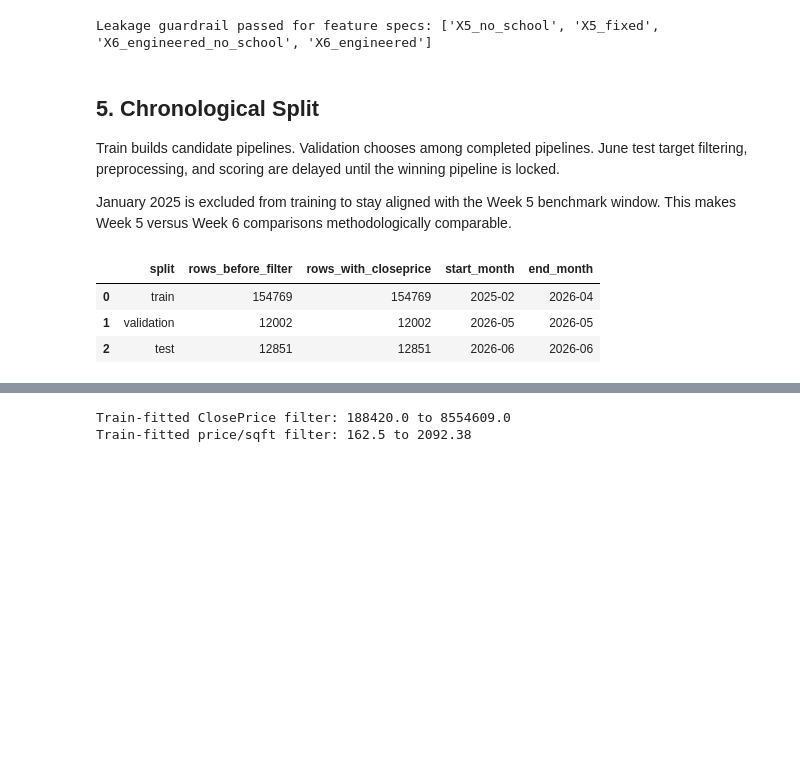
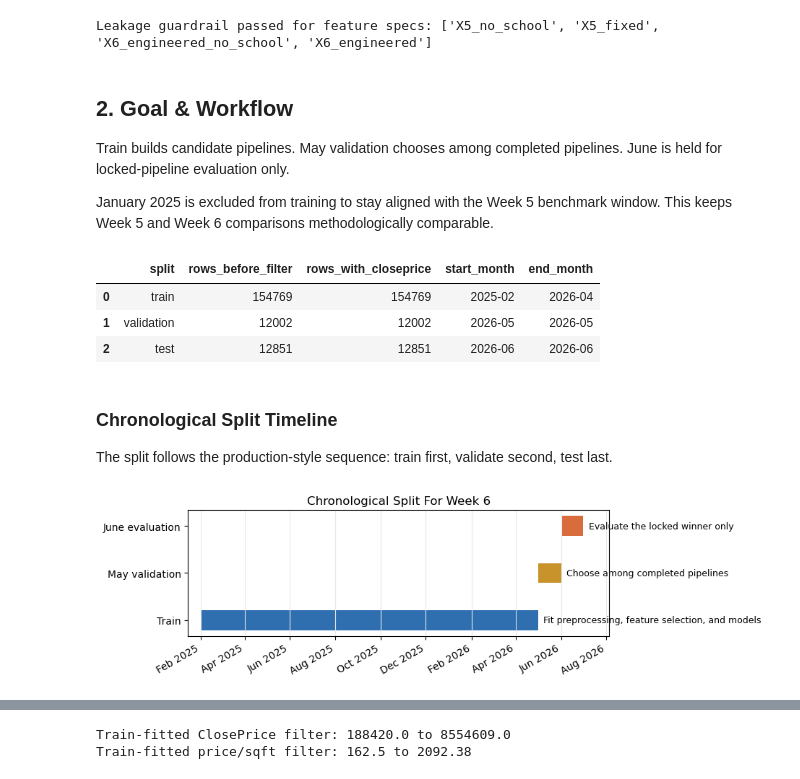
Before and after one commit to jaycieliu/IDX-Exchange-Summer-2026-DS-Intern, a Jupyter notebook: week6/05_feature_engineering_pipeline_selection.ipynb, the cells around one changed output, grey strips where cells are left out. Drawn from its saved outputs; the diff is of its cells as text; code cells hidden in the pictures; blank space fills up the shorter version.

```diff
--- a/week6/05_feature_engineering_pipeline_selection.ipynb
+++ b/week6/05_feature_engineering_pipeline_selection.ipynb
@@ -255,11 +289,11 @@ print("Leakage guardrail passed for feature specs:", list(FEATURE_SPECS))
 # %% [output]
 Leakage guardrail passed for feature specs: ['X5_no_school', 'X5_fixed', 'X6_engineered_no_school', 'X6_engineered']
 # %% [markdown]
-## 5. Chronological Split
+## 2. Goal & Workflow
 
-Train builds candidate pipelines. Validation chooses among completed pipelines. June test target filtering, preprocessing, and scoring are delayed until the winning pipeline is locked.
+Train builds candidate pipelines. May validation chooses among completed pipelines. June is held for locked-pipeline evaluation only.
 
-January 2025 is excluded from training to stay aligned with the Week 5 benchmark window. This makes Week 5 versus Week 6 comparisons methodologically comparable.
+January 2025 is excluded from training to stay aligned with the Week 5 benchmark window. This keeps Week 5 and Week 6 comparisons methodologically comparable.
 # %%
 month = pd.PeriodIndex(df["close_month"].astype(str), freq="M")
 train_raw = df[(month >= pd.Period(TRAIN_START_MONTH, freq="M")) & (month <= pd.Period(TRAIN_END_MONTH, freq="M"))].copy()
@@ -286,3 +320,44 @@ split_summary
 | 0 | train | 154769 | 154769 | 2025-02 | 2026-04 |
 | 1 | validation | 12002 | 12002 | 2026-05 | 2026-05 |
 | 2 | test | 12851 | 12851 | 2026-06 | 2026-06 |
+# %% [markdown]
+
+### Chronological Split Timeline
+
+The split follows the production-style sequence: train first, validate second, test last.
+# %%
+
+import matplotlib.dates as mdates
+
+split_timeline = pd.DataFrame([
+    {"stage": "Train", "start": "2025-02-01", "end": "2026-04-30", "purpose": "Fit preprocessing, feature selection, and models"},
+    {"stage": "May validation", "start": "2026-05-01", "end": "2026-05-31", "purpose": "Choose among completed pipelines"},
+    {"stage": "June evaluation", "start": "2026-06-01", "end": "2026-06-30", "purpose": "Evaluate the locked winner only"},
+]).assign(
+    start=lambda frame: pd.to_datetime(frame["start"]),
+    end=lambda frame: pd.to_datetime(frame["end"]),
+)
+
+fig, ax = plt.subplots(figsize=(9.2, 2.8))
+colors = {"Train": "#2F6FB0", "May validation": "#C9932B", "June evaluation": "#D86C3D"}
+for row_number, row in split_timeline.iterrows():
+    ax.barh(
+        row["stage"],
+        (row["end"] - row["start"]).days + 1,
+        left=row["start"],
+        color=colors[row["stage"]],
+        height=0.42,
+    )
+    ax.text(row["end"] + pd.Timedelta(days=8), row["stage"], row["purpose"], va="center", fontsize=9)
+
+ax.set_title("Chronological Split For Week 6")
+ax.xaxis.set_major_locator(mdates.MonthLocator(interval=2))
+ax.xaxis.set_major_formatter(mdates.DateFormatter("%b %Y"))
+ax.grid(axis="x", color="#E6E8EB", linewidth=0.8)
+ax.set_ylabel("")
+ax.set_xlim(pd.Timestamp("2025-01-15"), pd.Timestamp("2026-08-05"))
+plt.xticks(rotation=30, ha="right")
+plt.tight_layout()
+plt.show()
+# %% [output]
+[figure, added]
```
Also changed, not shown: parts of 53 cells of this notebook.
